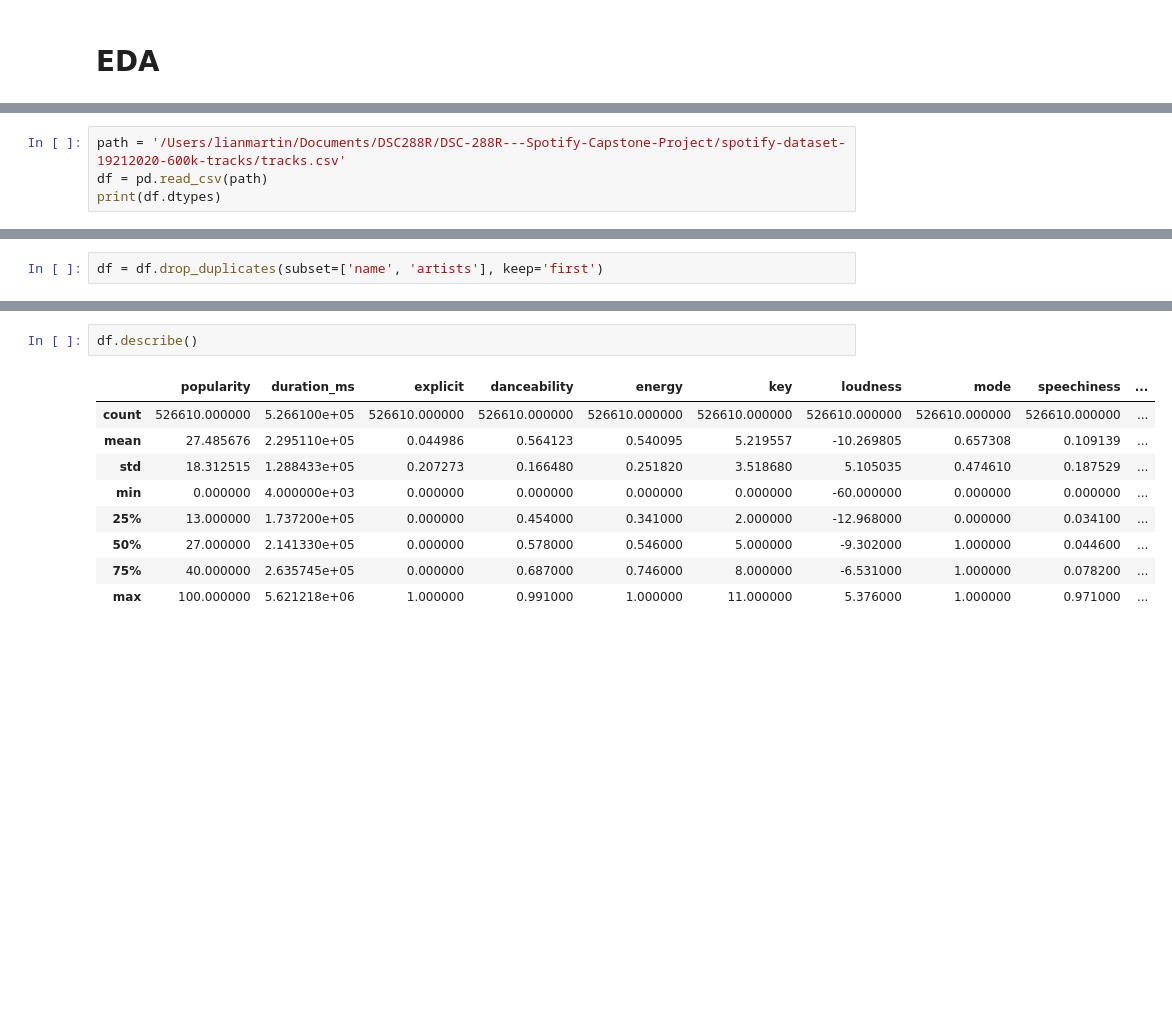
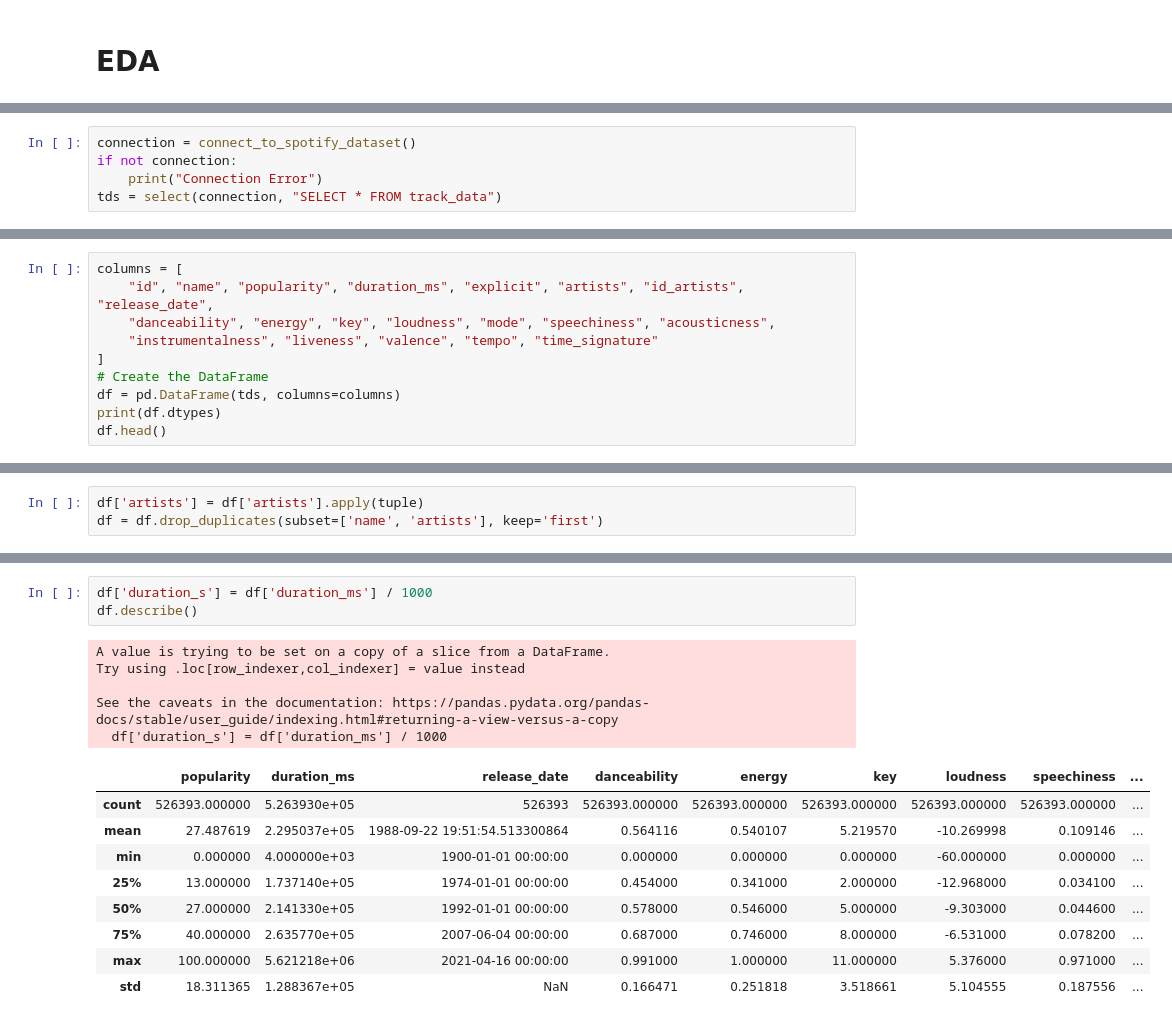
Before and after one commit to NicoCereghini/DSC-288R---Spotify-Capstone-Project, a Jupyter notebook: eda.ipynb, the cells around one changed output, grey strips where cells are left out. Cells and saved outputs as stored; diff of their text form; blank space fills up the shorter version.

```diff
--- a/eda.ipynb
+++ b/eda.ipynb
@@ -7,5 +10,6 @@ import matplotlib.pyplot as plt
 # %%
-path = '/Users/lianmartin/Documents/DSC288R/DSC-288R---Spotify-Capstone-Project/spotify-dataset-19212020-600k-tracks/tracks.csv'
-df = pd.read_csv(path)
-print(df.dtypes)
+connection = connect_to_spotify_dataset()
+if not connection:
+    print("Connection Error")
+tds = select(connection, "SELECT * FROM track_data")
 # %% [output]
@@ -28,0 +18,10 @@ dtype: object
+# %%
+columns = [
+    "id", "name", "popularity", "duration_ms", "explicit", "artists", "id_artists", "release_date",
+    "danceability", "energy", "key", "loudness", "mode", "speechiness", "acousticness",
+    "instrumentalness", "liveness", "valence", "tempo", "time_signature"
+]
+# Create the DataFrame
+df = pd.DataFrame(tds, columns=columns)
+print(df.dtypes)
+df.head()
@@ -44,5 +67,6 @@ df
 586672 rows × 20 columns
 # %%
+df['artists'] = df['artists'].apply(tuple)
 df = df.drop_duplicates(subset=['name', 'artists'], keep='first')
 # %%
 df
@@ -83,15 +107,21 @@ memory usage: 84.4+ MB
 # %%
+df['duration_s'] = df['duration_ms'] / 1000
 df.describe()
 # %% [output]
+A value is trying to be set on a copy of a slice from a DataFrame.
+Try using .loc[row_indexer,col_indexer] = value instead
+
+See the caveats in the documentation: https://pandas.pydata.org/pandas-docs/stable/user_guide/indexing.html#returning-a-view-versus-a-copy
+  df['duration_s'] = df['duration_ms'] / 1000
-|  | popularity | duration_ms | explicit | danceability | energy | key | loudness | mode | speechiness | ... |
-| count | 526610.000000 | 5.266100e+05 | 526610.000000 | 526610.000000 | 526610.000000 | 526610.000000 | 526610.000000 | 526610.000000 | 526610.000000 | ... |
-| mean | 27.485676 | 2.295110e+05 | 0.044986 | 0.564123 | 0.540095 | 5.219557 | -10.269805 | 0.657308 | 0.109139 | ... |
-| std | 18.312515 | 1.288433e+05 | 0.207273 | 0.166480 | 0.251820 | 3.518680 | 5.105035 | 0.474610 | 0.187529 | ... |
-| min | 0.000000 | 4.000000e+03 | 0.000000 | 0.000000 | 0.000000 | 0.000000 | -60.000000 | 0.000000 | 0.000000 | ... |
-| 25% | 13.000000 | 1.737200e+05 | 0.000000 | 0.454000 | 0.341000 | 2.000000 | -12.968000 | 0.000000 | 0.034100 | ... |
-| 50% | 27.000000 | 2.141330e+05 | 0.000000 | 0.578000 | 0.546000 | 5.000000 | -9.302000 | 1.000000 | 0.044600 | ... |
-| 75% | 40.000000 | 2.635745e+05 | 0.000000 | 0.687000 | 0.746000 | 8.000000 | -6.531000 | 1.000000 | 0.078200 | ... |
-| max | 100.000000 | 5.621218e+06 | 1.000000 | 0.991000 | 1.000000 | 11.000000 | 5.376000 | 1.000000 | 0.971000 | ... |
+|  | popularity | duration_ms | release_date | danceability | energy | key | loudness | speechiness | ... |
+| count | 526393.000000 | 5.263930e+05 | 526393 | 526393.000000 | 526393.000000 | 526393.000000 | 526393.000000 | 526393.000000 | ... |
+| mean | 27.487619 | 2.295037e+05 | 1988-09-22 19:51:54.513300864 | 0.564116 | 0.540107 | 5.219570 | -10.269998 | 0.109146 | ... |
+| min | 0.000000 | 4.000000e+03 | 1900-01-01 00:00:00 | 0.000000 | 0.000000 | 0.000000 | -60.000000 | 0.000000 | ... |
+| 25% | 13.000000 | 1.737140e+05 | 1974-01-01 00:00:00 | 0.454000 | 0.341000 | 2.000000 | -12.968000 | 0.034100 | ... |
+| 50% | 27.000000 | 2.141330e+05 | 1992-01-01 00:00:00 | 0.578000 | 0.546000 | 5.000000 | -9.303000 | 0.044600 | ... |
+| 75% | 40.000000 | 2.635770e+05 | 2007-06-04 00:00:00 | 0.687000 | 0.746000 | 8.000000 | -6.531000 | 0.078200 | ... |
+| max | 100.000000 | 5.621218e+06 | 2021-04-16 00:00:00 | 0.991000 | 1.000000 | 11.000000 | 5.376000 | 0.971000 | ... |
+| std | 18.311365 | 1.288367e+05 | NaN | 0.166471 | 0.251818 | 3.518661 | 5.104555 | 0.187556 | ... |
 # %%
 df.isna().sum()
 # %% [output]
```
Also changed, not shown: parts of 20 cells of this notebook.
